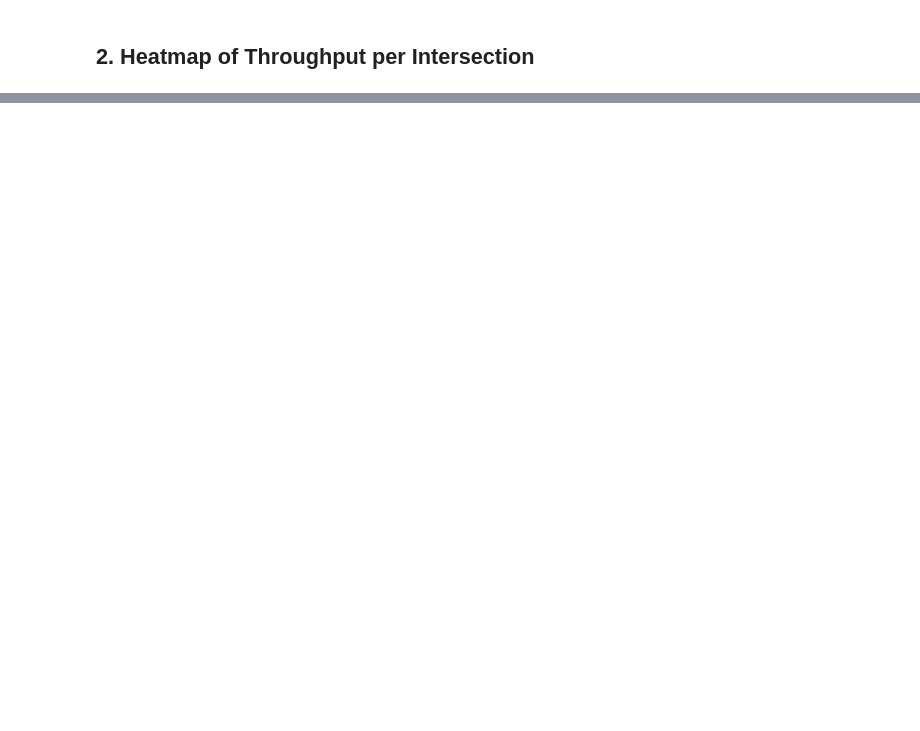
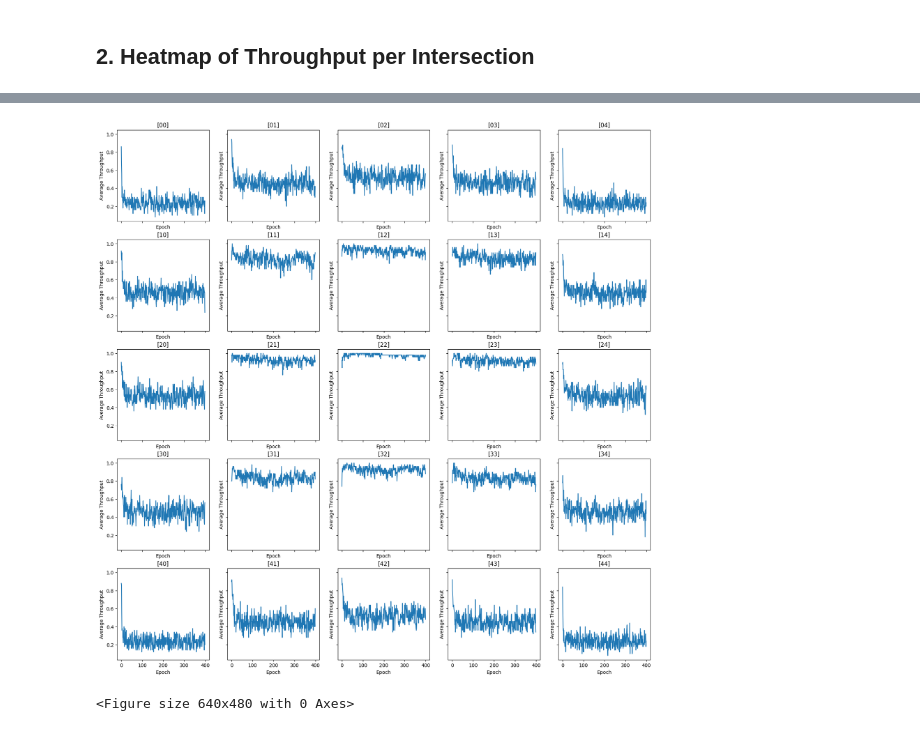
Before and after one commit to LeonidasZotos/adaptiveAuctions, a Jupyter notebook: analysis.ipynb, the cells around one changed output, grey strips where cells are left out. Drawn from its saved outputs; the diff is of its cells as text; code cells hidden in the pictures; blank space fills up the shorter version.

```diff
--- a/analysis.ipynb
+++ b/analysis.ipynb
@@ -164,0 +155,29 @@ plot_reward_per_intersection_history(average_reward_per_intersection)
+# %%
+average_throughput_per_intersection_df = pd.read_csv(
+    'results/' + file_to_use + '/average_throughput_per_intersection_history.csv')
+num_of_intersections = int(
+    np.sqrt(len(average_reward_per_intersection_df.columns)))
+# Convert 2d array to 3d array
+average_throughput_per_intersection = np.array(
+    average_throughput_per_intersection_df).reshape(-1, num_of_intersections, num_of_intersections)
+
+average_throughput_per_intersection = np.transpose(
+    average_throughput_per_intersection, (1, 2, 0))
+# %%
+def plot_throughput_per_intersection_history(data):
+    # Each subplot is a graph of the throughput history of that intersection.
+    fig, axs = plt.subplots(
+        data.shape[0], data.shape[1], sharex=True, sharey=True, figsize=(20, 20))
+    for i in range(data.shape[0]):
+        for j in range(data.shape[1]):
+            axs[i, j].plot(average_throughput_per_intersection[i, j])
+            axs[i, j].set_title('[' + str(i) + str(j) + ']')
+            axs[i, j].set_xlabel('Epoch')
+            axs[i, j].set_ylabel('Average Throughput')
+    plt.show()
+    plt.clf()
+# %%
+plot_throughput_per_intersection_history(average_reward_per_intersection)
+# %% [output]
+[figure, added]
+<Figure size 640x480 with 0 Axes>
```
Also changed, not shown: parts of 13 cells of this notebook, 3 other files.
